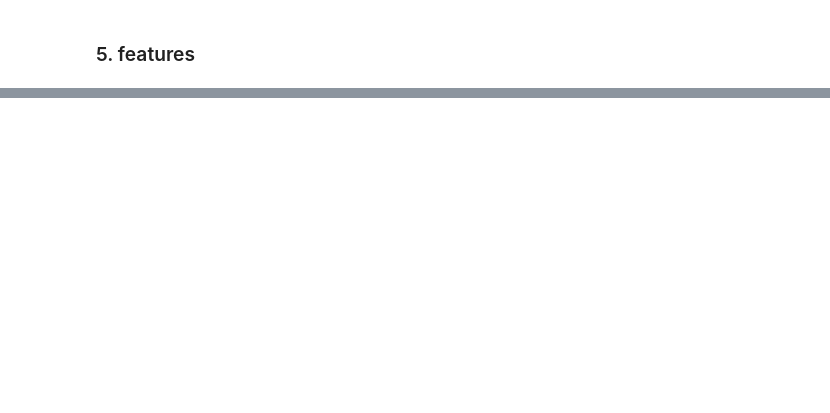
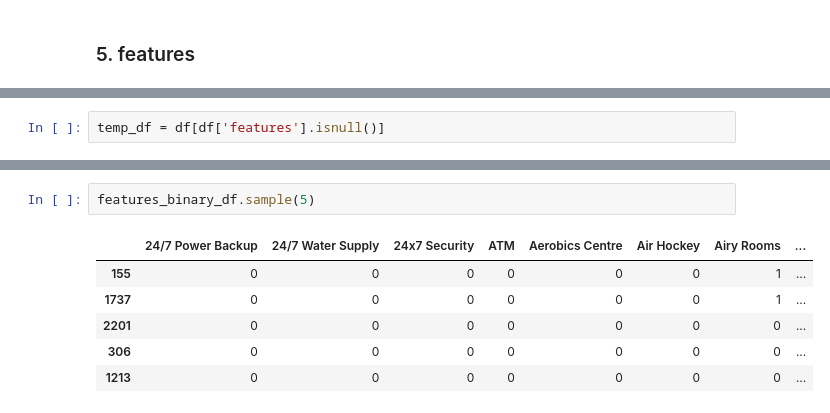
Before and after one commit to Apurba1903/Machine_Learning_Based_Real_Estate_System, a Jupyter notebook: FeatureEngineering/feature_engineering.ipynb, the cells around one changed output, grey strips where cells are left out. Saved outputs shown, nothing was run; the diff lists cells and outputs as text; blank space fills up the shorter version.

```diff
--- a/FeatureEngineering/feature_engineering.ipynb
+++ b/FeatureEngineering/feature_engineering.ipynb
@@ -471,0 +495,2 @@ df.sample(5)[['furnishDetails', 'furnishing_type']]
+# %%
+temp_df = df[df['features'].isnull()]
@@ -471,0 +522,9 @@ df.sample(5)[['furnishDetails', 'furnishing_type']]
+# %%
+features_binary_df.sample(5)
+# %% [output]
+|  | 24/7 Power Backup | 24/7 Water Supply | 24x7 Security | ATM | Aerobics Centre | Air Hockey | Airy Rooms | ... |
+| 155 | 0 | 0 | 0 | 0 | 0 | 0 | 1 | ... |
+| 1737 | 0 | 0 | 0 | 0 | 0 | 0 | 1 | ... |
+| 2201 | 0 | 0 | 0 | 0 | 0 | 0 | 0 | ... |
+| 306 | 0 | 0 | 0 | 0 | 0 | 0 | 0 | ... |
+| 1213 | 0 | 0 | 0 | 0 | 0 | 0 | 0 | ... |
```
Also changed, not shown: parts of 21 cells of this notebook.
